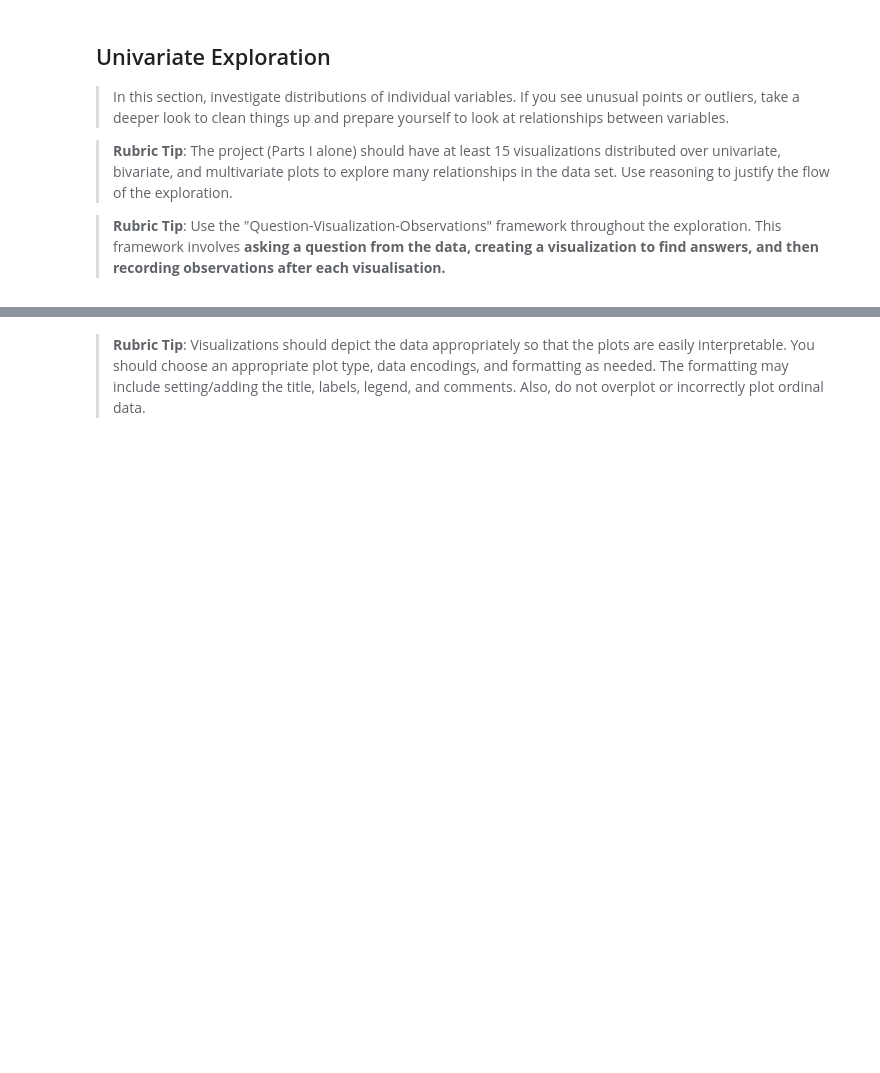
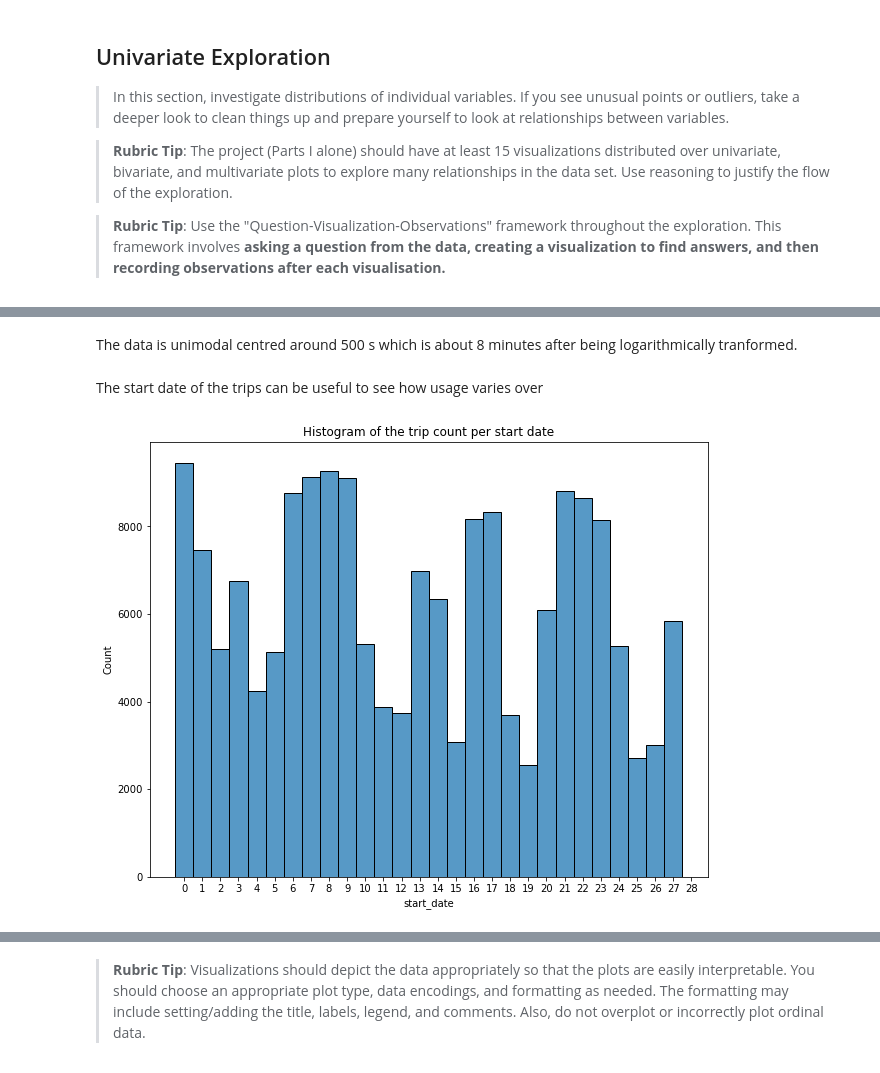
Before and after one commit to LukeConfait/udacity_data_analysis_projects, a Jupyter notebook: project_3/Part_I_exploration_template.ipynb, the cells around one changed output, grey strips where cells are left out. Drawn from its saved outputs; the diff is of its cells as text; code cells hidden in the pictures; blank space fills up the shorter version.

```diff
--- a/project_3/Part_I_exploration_template.ipynb
+++ b/project_3/Part_I_exploration_template.ipynb
@@ -258,0 +314,13 @@ and prepare yourself to look at relationships between variables.
+# %% [markdown]
+The data is unimodal centred around 500 s which is about 8 minutes after being logarithmically tranformed.
+# %% [markdown]
+The start date of the trips can be useful to see how usage varies over
+# %%
+plt.figure(figsize=[10,8])
+g = sb.histplot(data=bike_data_analysis,x='start_date')
+ticks = [i for i in range(29)]
+
+plt.xticks(ticks,ticks);
+plt.title('Histogram of the trip count per start date');
+# %% [output]
+[figure, added]
```
Also changed, not shown: parts of 29 cells of this notebook, 1 other file.
